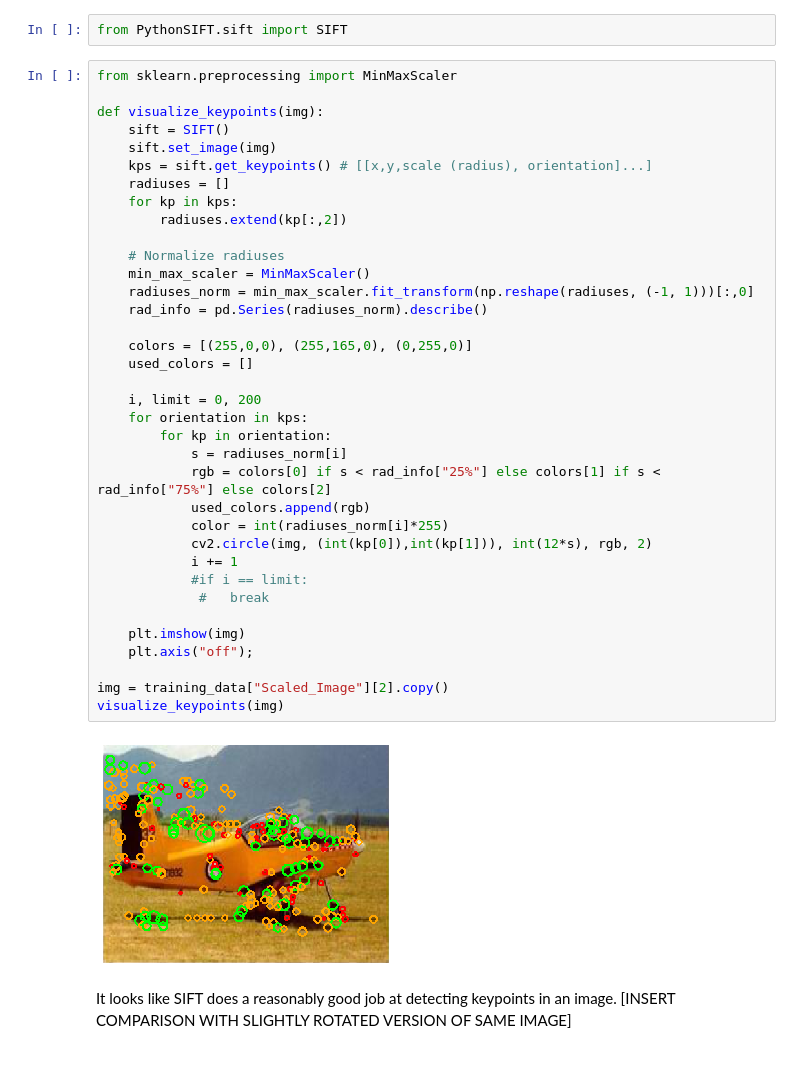
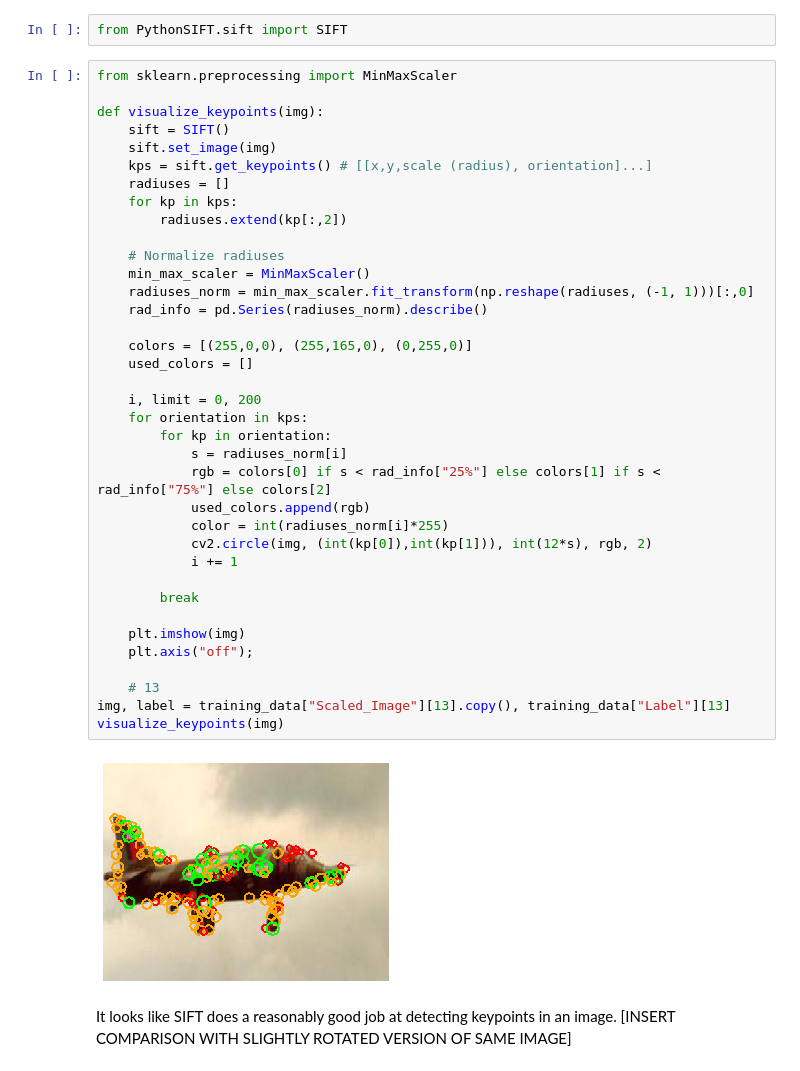
Before and after one commit to henrhoi/image-classification, a Jupyter notebook: GradProject_NB2.ipynb, the cells around one changed output. Drawn from its saved outputs; the diff is of its cells as text.

```diff
--- a/GradProject_NB2.ipynb
+++ b/GradProject_NB2.ipynb
@@ -537,37 +537,38 @@ def visualize_keypoints(img):
     sift = SIFT()
     sift.set_image(img)
     kps = sift.get_keypoints() # [[x,y,scale (radius), orientation]...]
     radiuses = []
     for kp in kps:
         radiuses.extend(kp[:,2])
 
     # Normalize radiuses
     min_max_scaler = MinMaxScaler()
     radiuses_norm = min_max_scaler.fit_transform(np.reshape(radiuses, (-1, 1)))[:,0]
     rad_info = pd.Series(radiuses_norm).describe()
 
     colors = [(255,0,0), (255,165,0), (0,255,0)]
     used_colors = []
 
     i, limit = 0, 200
     for orientation in kps:
         for kp in orientation:
             s = radiuses_norm[i]
             rgb = colors[0] if s < rad_info["25%"] else colors[1] if s < rad_info["75%"] else colors[2]
             used_colors.append(rgb)
             color = int(radiuses_norm[i]*255)
             cv2.circle(img, (int(kp[0]),int(kp[1])), int(12*s), rgb, 2)
             i += 1
-            #if i == limit:
-             #   break
+
+        break
 
     plt.imshow(img)
     plt.axis("off");
 
-img = training_data["Scaled_Image"][2].copy()
+    # 13
+img, label = training_data["Scaled_Image"][13].copy(), training_data["Label"][13]
 visualize_keypoints(img)
 # %% [output]
-[figure, old version]
+[figure, new version]
 # %% [markdown]
 It looks like SIFT does a reasonably good job at detecting keypoints in an image.
 [INSERT COMPARISON WITH SLIGHTLY ROTATED VERSION OF SAME IMAGE]
```
Also changed, not shown: parts of 6 cells of this notebook.
